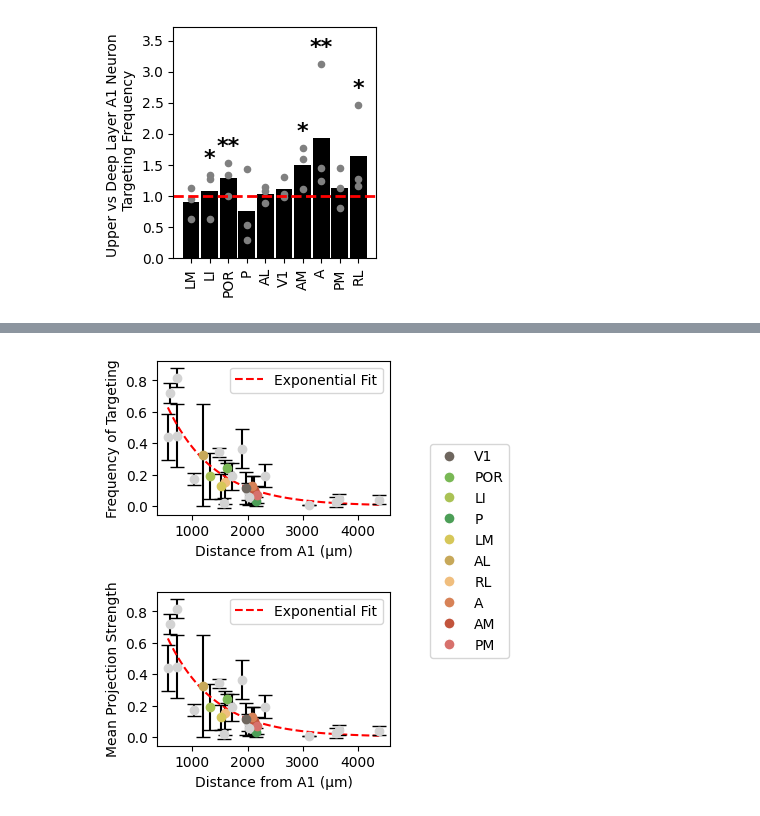
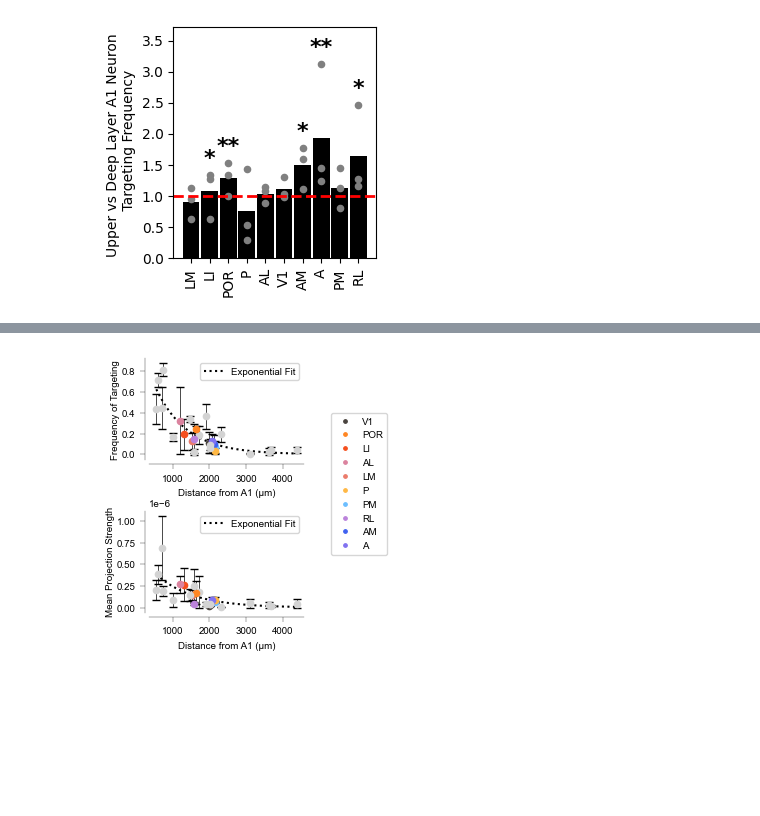
Before and after one commit to znamlab/MAPseq_processing, a Jupyter notebook: final_processing/fig_2_summary_vis_projections.ipynb, the cells around one changed output, grey strips where cells are left out. Drawn from its saved outputs; the diff is of its cells as text; code cells hidden in the pictures; blank space fills up the shorter version.

```diff
--- a/final_processing/fig_2_summary_vis_projections.ipynb
+++ b/final_processing/fig_2_summary_vis_projections.ipynb
@@ -27,6 +27,10 @@ from scipy.stats import ttest_rel, wilcoxon, sem
 from sklearn.linear_model import LinearRegression
 import statsmodels.formula.api as smf
 from allensdk.core.mouse_connectivity_cache import MouseConnectivityCache
+from matplotlib import rcParams
+rcParams['font.sans-serif'] = "Arial"
+rcParams['font.family'] = "Arial"
+import figure_formatting as ff
 warnings.filterwarnings('ignore')
 %matplotlib inline
 # %%
@@ -38,11 +42,18 @@ index_adj_combined_dict = {}
 # %%
 mice = ['FIAA45.6a', 'FIAA45.6d', 'FIAA55.4d']
 combined_dict = {}
+area_dict = {}
 for num, mouse in enumerate(mice):
     new_dict = {}
     parameters_path = (
     f"/camp/lab/znamenskiyp/home/shared/projects/turnerb_A1_MAPseq/{mouse}/Sequencing")
     barcodes = pd.read_pickle(f"{parameters_path}/A1_barcodes_thresholded.pkl")
+    lcm_dir =  pathlib.Path(
+    f"/camp/lab/znamenskiyp/home/shared/projects/turnerb_A1_MAPseq/{mouse}/LCM")
+    area_dict[mouse] = fpf.get_area_volumes(
+        barcode_table_cols=barcodes.columns,
+        lcm_directory=lcm_dir, area_threshold=0,
+    )
     barcodes = add_prefix_to_index(barcodes, mouse)
     new_dict['homogenous_across_cubelet'] = fpf.homog_across_cubelet(parameters_path=parameters_path, barcode_matrix = barcodes, cortical=True, IT_only=True, shuffled=False)
     new_dict['homogenous_across_area'] = fpf.homog_across_area(parameters_path=parameters_path, barcode_matrix = barcodes, cortical=True, IT_only=True, shuffled=False)
@@ -446,30 +451,30 @@ KeyboardInterrupt:
 # %%
-
 mcc = MouseConnectivityCache()
 structure_tree = mcc.get_structure_tree()
 rsp = mcc.get_reference_space()
-
+plt.rcParams["font.size"] = 7
 a1_dist_dict = {}
 visual_areas = ['VISli', 'VISpor', 'VISpl', 'VISl', 'VISp', 'VISal', 'VISam', 'VISpm', 'VISa', 'VISrl']
-HVA_colors_updated = {
-    'VISp': '#6E665E', 'VISpor': '#79B855', 'VISli': '#AAC255', 'VISpl': '#4C9E57',
-    'VISl': '#D6C759', 'VISal': '#C7A859', 'VISrl': '#F0BE7E', 'VISa': '#D78257',
-    'VISam': '#C2543C', 'VISpm': '#D7716C'
-}
+HVA_colors_updated = ff.get_colour_dict(allen_nomenclature=True)
+# HVA_colors_updated = {
+#     'VISp': '#6E665E', 'VISpor': '#79B855', 'VISli': '#AAC255', 'VISpl': '#4C9E57',
+#     'VISl': '#D6C759', 'VISal': '#C7A859', 'VISrl': '#F0BE7E', 'VISa': '#D78257',
+#     'VISam': '#C2543C', 'VISpm': '#D7716C'
+# }
 
 structure = structure_tree.get_structures_by_acronym(['AUDp'])
 structure_id = structure[0]['id']
 mask = rsp.make_structure_mask([structure_id], direct_only=False)
 A1_coord = (np.mean(np.where(mask == 1)[0]), np.mean(np.where(mask == 1)[1]), np.mean(np.where(mask == 1)[2]))
 
-fig, axes = plt.subplots(2, 1, figsize=(3, 5), sharex=True)
+fig, axes = plt.subplots(2, 1, figsize=(2, 3.3), sharex=True)
 
 plt.subplots_adjust(hspace=0.5)  # Increases vertical spacing between subplots
 
 def exponential_decay(x, a, b):
     return a * np.exp(-b * x)
 
-key_to_plot = analysis_names[0]
+key_to_plot = 'homogenous_across_cubelet'
 areas = all_mice[key_to_plot].columns.drop(['Contra', 'AUDp'])
 vis_adj = [vis for vis in visual_areas if vis in all_mice[key_to_plot].columns]
 
@@ -484,38 +489,37 @@ for col in areas:
 a1_dist_dict[key_to_plot] = distance_from_a1
 
 freq_df = pd.DataFrame(columns=areas, index=mice)
+freq_df_strength = pd.DataFrame(columns=areas, index=mice)
 for mouse in mice:
     freq_df.loc[mouse] = combined_dict[mouse][key_to_plot][areas].astype(bool).sum(axis=0) / len(combined_dict[mouse][key_to_plot])
+    freq_df_strength.loc[mouse] = combined_dict[mouse][key_to_plot][areas].where(combined_dict[mouse][key_to_plot][areas] > 0).mean(axis=0)
+distances = pd.Series(a1_dist_dict[key_to_plot].iloc[:, 0], index=areas)
+distances = pd.to_numeric(distances, errors='coerce')
+for which_one, which_type in enumerate([freq_df, freq_df_strength]):
+    means = pd.to_numeric(which_type.mean(), errors='coerce')
+    errors = pd.to_numeric(which_type.std(), errors='coerce')
 
-distances = pd.Series(a1_dist_dict[key_to_plot].iloc[:, 0], index=areas)
-means = pd.to_numeric(freq_df.mean(), errors='coerce')
-errors = pd.to_numeric(freq_df.std(), errors='coerce')
+    if len(distances) > 1 and (means > 0).any() and not distances.isnull().any() and not means.isnull().any():
+        try:
+            params, _ = curve_fit(exponential_decay, distances.values, means.values, p0=(max(means), 0.001))
+            fitted_x = np.linspace(min(distances), max(distances), 100)
+            fitted_y = exponential_decay(fitted_x, *params)
+            what_plot = axes[which_one].plot(fitted_x, fitted_y, color='k', linestyle='dotted', label='Exponential Fit')
 
-if len(distances) > 1 and (means > 0).any() and not distances.isnull().any() and not means.isnull().any():
-    try:
-        params, _ = curve_fit(exponential_decay, distances.values, means.values, p0=(max(means), 0.001))
-        fitted_x = np.linspace(min(distances), max(distances), 100)
-        fitted_y = exponential_decay(fitted_x, *params)
+            fitted_values = exponential_decay(distances.values, *params)
+            ks_stat, ks_p_value = ks_2samp(means.values, fitted_values)
+            print(f"KS Statistic: {ks_stat}, p-value: {ks_p_value}")
 
-        for ax in axes:
-            ax.plot(fitted_x, fitted_y, color='red', linestyle='--', label='Exponential Fit')
+        except Exception as e:
+            print(f"Error fitting exponential curve for key {key_to_plot}: {e}")
 
-        fitted_values = exponential_decay(distances.values, *params)
-        ks_stat, ks_p_value = ks_2samp(means.values, fitted_values)
-        print(f"KS Statistic: {ks_stat}, p-value: {ks_p_value}")
-
-    except Exception as e:
-        print(f"Error fitting exponential curve for key {key_to_plot}: {e}")
-
-for area in areas:
-    color = HVA_colors_updated.get(area, 'lightgrey')
-    axes[0].errorbar(distances[area], means[area], yerr=errors[area], fmt='o', ecolor='black', mfc=color, mec=color, capsize=5)
-    axes[1].errorbar(distances[area], means[area], yerr=errors[area], fmt='o', ecolor='black', mfc=color, mec=color, capsize=5)
-
+    for area in areas:
+        color = HVA_colors_updated.get(area, 'lightgrey')
+        axes[which_one].errorbar(distances[area], means[area], yerr=errors[area], fmt='o', color='black', mfc=color, mec=color, capsize=3, markersize=4.5, elinewidth=0.5)
+        # axes[1].errorbar(distances[area], means[area], yerr=errors[area], fmt='o', ecolor='black', mfc=color, mec=color, capsize=5)
+    ff.myPlotSettings_splitAxis(fig=what_plot, ax=axes[which_one], ytitle= 'y title', xtitle='Distance from A1 (µm)', title='', mySize =7)
 axes[0].set_ylabel('Frequency of Targeting')
 axes[1].set_ylabel('Mean Projection Strength')
-axes[1].set_xlabel('Distance from A1 (µm)')
-axes[0].set_xlabel('Distance from A1 (µm)')
 axes[0].tick_params(labelbottom=True)
 convert_dict = {
     "VISp": "V1",
@@ -533,11 +537,11 @@ convert_dict = {
 visual_legend_elements = [
     Line2D([0], [0], marker='o', color='w',
            label=convert_dict.get(area, area),  # Convert name using dictionary
-           markerfacecolor=color, markersize=8, linestyle='None')
+           markerfacecolor=color, markersize=4.5, linestyle='None')
     for area, color in HVA_colors_updated.items()
 ]
 
-fig.legend(handles=visual_legend_elements, loc='center left', bbox_to_anchor=(1.01, 0.5), fontsize=10)
+fig.legend(handles=visual_legend_elements, loc='center left', bbox_to_anchor=(1.01, 0.5), fontsize=7, prop={'family': 'Arial'})
 # visual_legend_elements = [
 #     Line2D([0], [0], marker='o', color='w', label=area, markerfacecolor=color, markersize=8, linestyle='None')
 #     for area, color in HVA_colors_updated.items()
@@ -546,7 +550,7 @@ fig.legend(handles=visual_legend_elements, loc='center left', bbox_to_anchor=(1.
 # fig.legend(handles=visual_legend_elements, loc='center left', bbox_to_anchor=(1.01, 0.5), fontsize=10)
 
 for ax in axes:
-    ax.legend(loc='upper right', fontsize=10)
+    ax.legend(loc='upper right', fontsize=7)
 
 plt.show()
 # %% [output]
@@ -554 +559 @@ Error fitting exponential curve for key homogenous_across_cubelet: loop of ufunc
-[figure, old version]
+[figure, new version]
```
Also changed, not shown: parts of 9 cells of this notebook, 2 other files.
